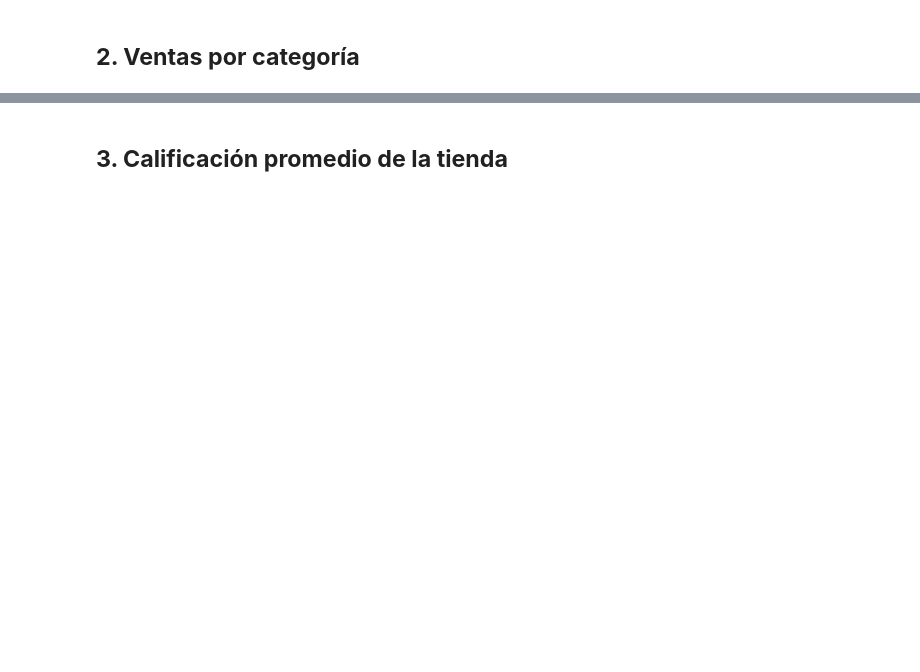
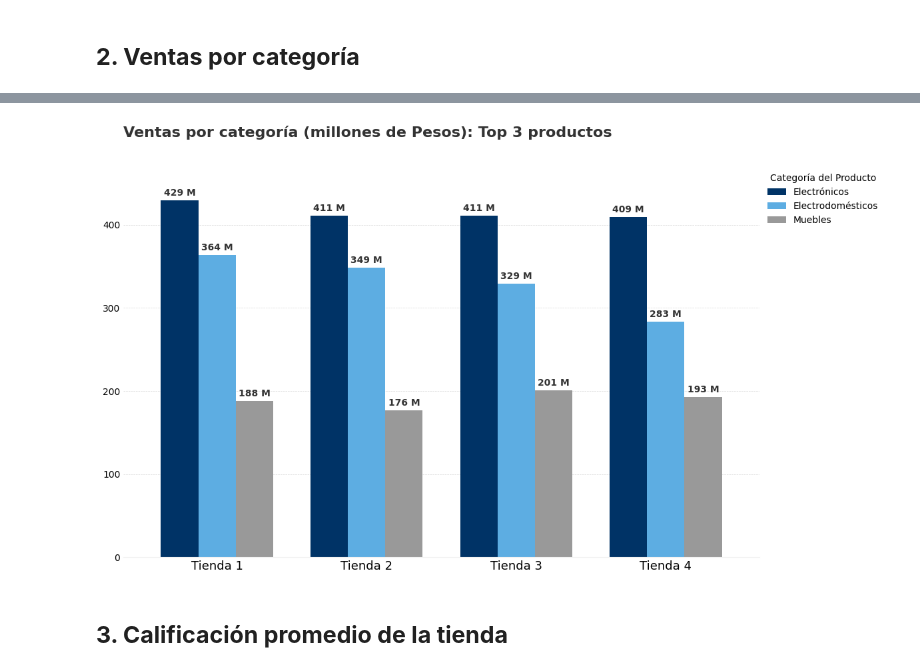
Before and after one commit to Kevevt/Sale_of_a_store, a Jupyter notebook: ONE_Challenge1_Juan_Tienda.ipynb, the cells around one changed output, grey strips where cells are left out. Cells and saved outputs as stored; diff of their text form; code cells hidden in the pictures; blank space fills up the shorter version.

Commit message:
Proyecto Finalizado

```diff
--- a/ONE_Challenge1_Juan_Tienda.ipynb
+++ b/ONE_Challenge1_Juan_Tienda.ipynb
@@ -113,2 +201,91 @@ dtype: int64
+# %%
+# PREPARACIÓN Y FILTRADO
+df_cat_plot = tabla_grafico_2.copy()
+df_cat_plot.columns = df_cat_plot.columns.droplevel(0)
+df_cat_plot = df_cat_plot / 1_000_000
+
+# --- 1. Selección del Top 3
+total_por_categoria = df_cat_plot.sum().sort_values(ascending=False)
+top_3_nombres = total_por_categoria.head(3).index
+df_final = df_cat_plot[top_3_nombres]
+
+# --- 1. DATOS ---
+# df_final: índices = tiendas, columnas = categorías (en millones de MXN)
+colores_estilo = ['#003366', '#5DADE2', '#999999']
+
+fig, ax = plt.subplots(figsize=(12, 7))
+
+# --- 2. BARRAS ---
+df_final.plot(
+    kind='bar',
+    ax=ax,
+    width=0.75,
+    color=colores_estilo,
+    edgecolor='none'        # sin borde blanco entre barras
+)
+
+# --- 3. GRID Y EJES ---
+# Grid horizontal suave
+ax.grid(axis='y', linestyle='--', linewidth=0.5, color='gray', alpha=0.3)
+ax.set_axisbelow(True)
+
+# Título
+ax.set_title(
+    'Ventas por categoría (millones de Pesos): Top 3 productos',
+    loc='left',
+    fontsize=16,
+    fontweight='bold',
+    color='#333333',
+    pad=30
+)
+
+# Ejes
+#ax.set_ylabel('Ventas (Millones de Pesos)', fontsize=12, color='#333333', labelpad=10)
+ax.set_xlabel('')
+
+plt.xticks(rotation=0, fontsize=13)
+plt.yticks(fontsize=10)
+
+# --- 4. TICKS Y SPINES ---
+# Sin rayitas en el eje X
+ax.tick_params(axis='x', length=0, bottom=False)
+
+# Eje Y: sin rayitas, solo números + grid
+ax.tick_params(axis='y', length=0)
+
+# Spines (bordes del gráfico)
+ax.spines['top'].set_visible(False)
+ax.spines['right'].set_visible(False)
+ax.spines['left'].set_visible(False)    # si quieres un eje Y marcado, pon True aquí
+ax.spines['bottom'].set_color("#F0F0F0")
+
+# --- 5. LEYENDA ---
+ax.legend(
+    title='Categoría del Producto',
+    title_fontsize=10,
+    fontsize=10,
+    bbox_to_anchor=(1, 1),
+    loc='upper left',
+    frameon=False
+)
+
+# --- 6. ETIQUETAS DE DATOS ---
+# Añado margen superior para que no se recorten las etiquetas
+ax.margins(y=0.1)
+
+for container in ax.containers:
+    ax.bar_label(
+        container,
+        fmt='%.0f M',               # valores sin decimales + "M"
+        padding=3,
+        fontsize=10,
+        color='#333333',
+        fontweight='bold'
+    )
+
+plt.tight_layout()
+plt.show()
+# %% [output]
+[figure, added]
 # %% [markdown]
 ## **3. Calificación promedio de la tienda**
```
Also changed, not shown: parts of 32 cells of this notebook.
